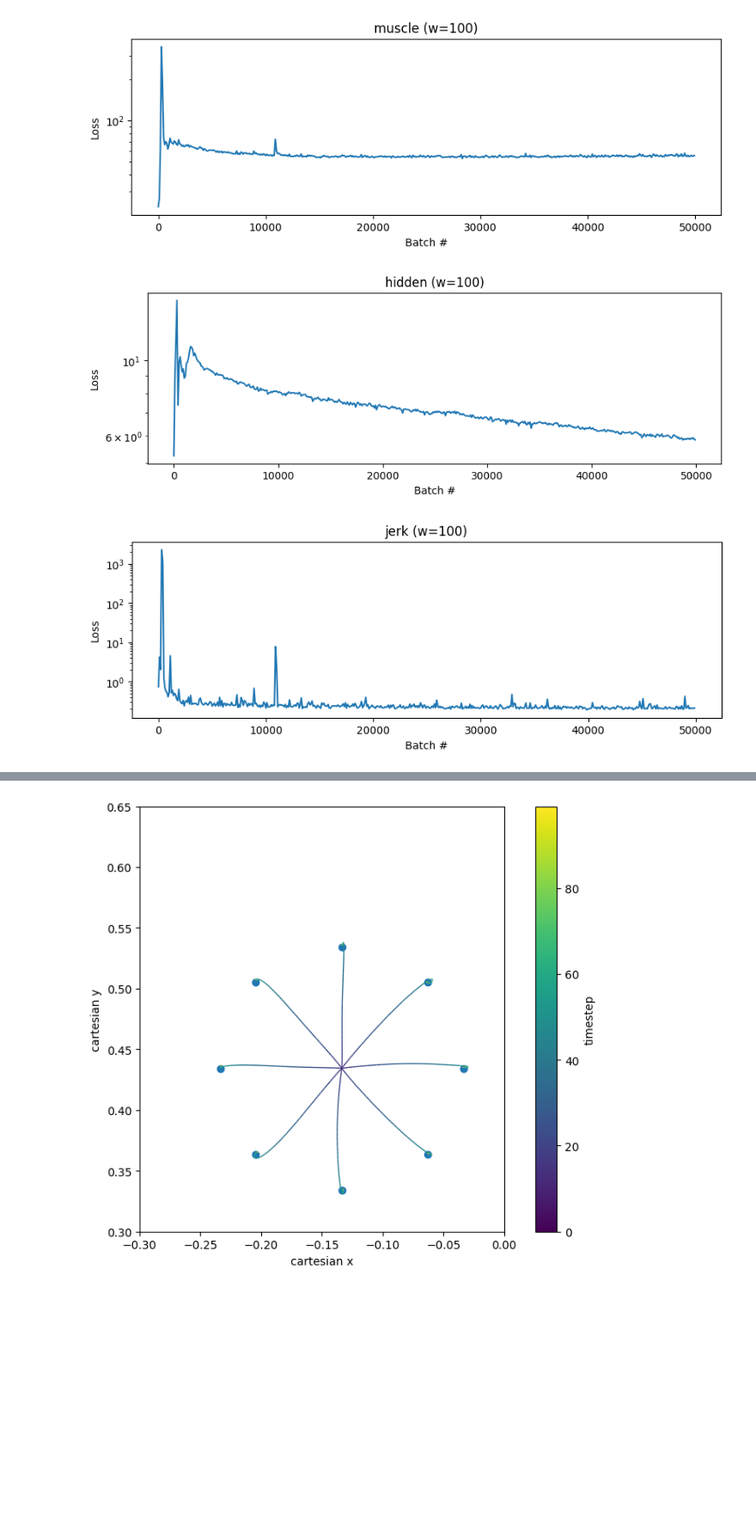
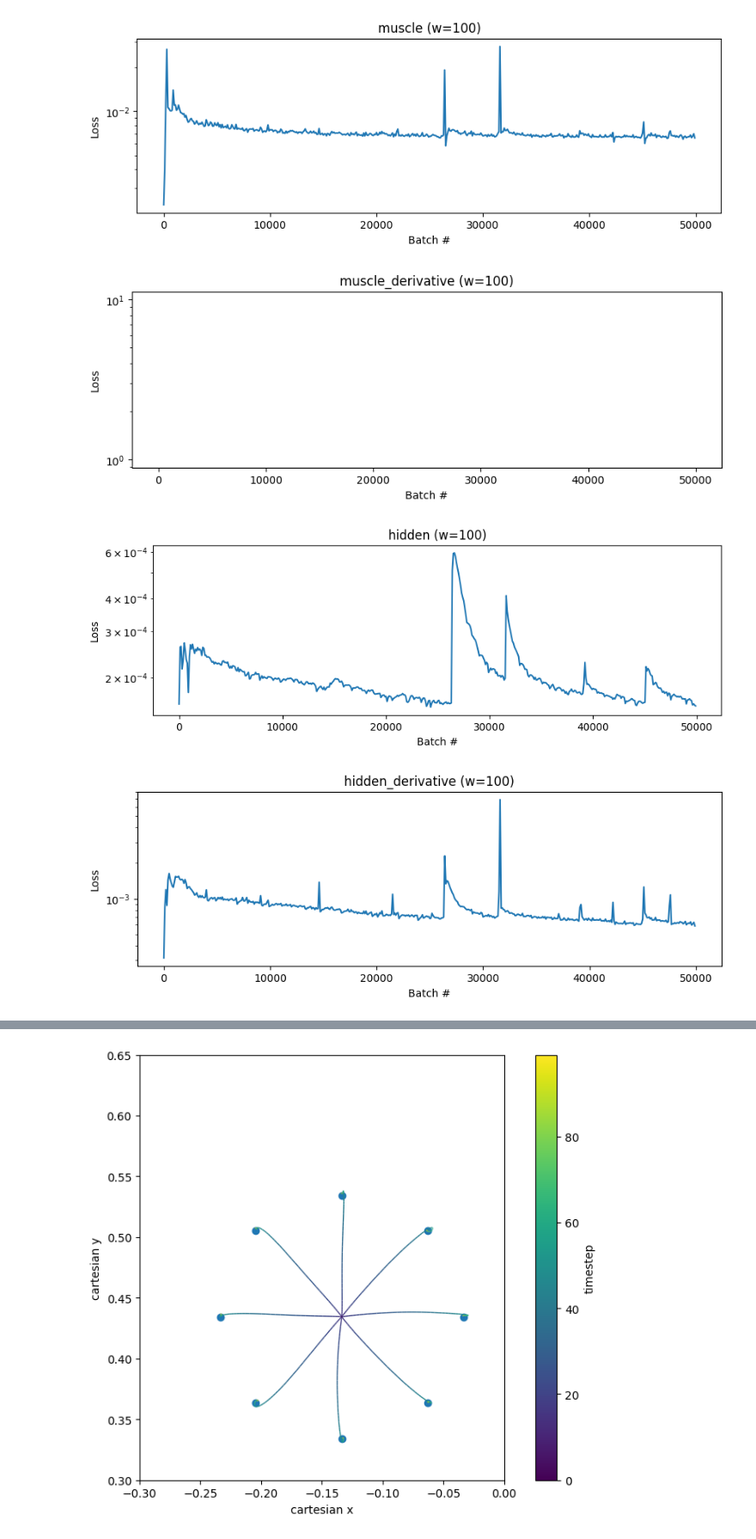
Before and after one commit to paulgribble/motorchnet_plg, a Jupyter notebook: simple_analyse.ipynb, the cells around one changed output, grey strips where cells are left out. Shown at 86% size. Saved outputs shown, nothing was run; the diff lists cells and outputs as text; code cells hidden in the pictures; blank space fills up the shorter version.

```diff
--- a/simple_analyse.ipynb
+++ b/simple_analyse.ipynb
@@ -20,10 +23,12 @@ model_name = "jerk_5.0/jerk_5.0"
+# %%
+model_name = "jerk_8_200/jerk_8_200"
 # %%
 # PLOT LOSS FUNCTION(s)
 
 log = json.load(open(model_name + "_log.json",'r'))
 print(log["losses"].keys())
 w=100
-for loss in ["overall","position","muscle","hidden","jerk"]:
+for loss in log["losses"].keys():
     fig,ax = plot_training_log(log=log["losses"],loss_type=loss, w=w)
     ax.set_title(f"{loss} (w={w})")
 # %% [output]
@@ -33,3 +38,4 @@ dict_keys(['overall', 'position', 'angle', 'lateral', 'muscle', 'hidden', 'jerk'
-[figure, old version]
+[figure, new version]
-[figure, old version]
+[figure, new version]
-[figure, old version]
+[figure, new version]
+[figure, added]
```
Also changed, not shown: parts of 3 cells of this notebook.
